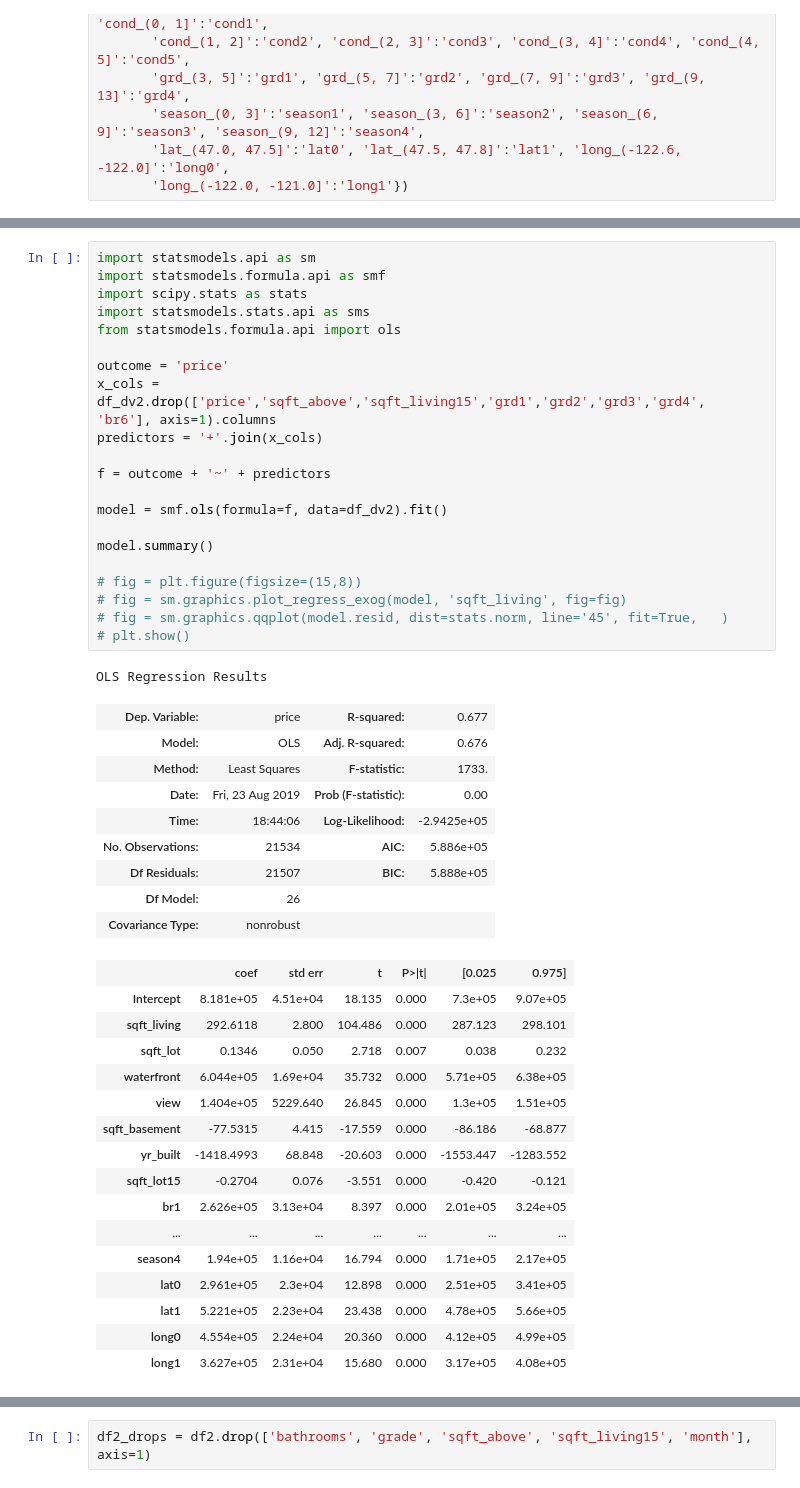
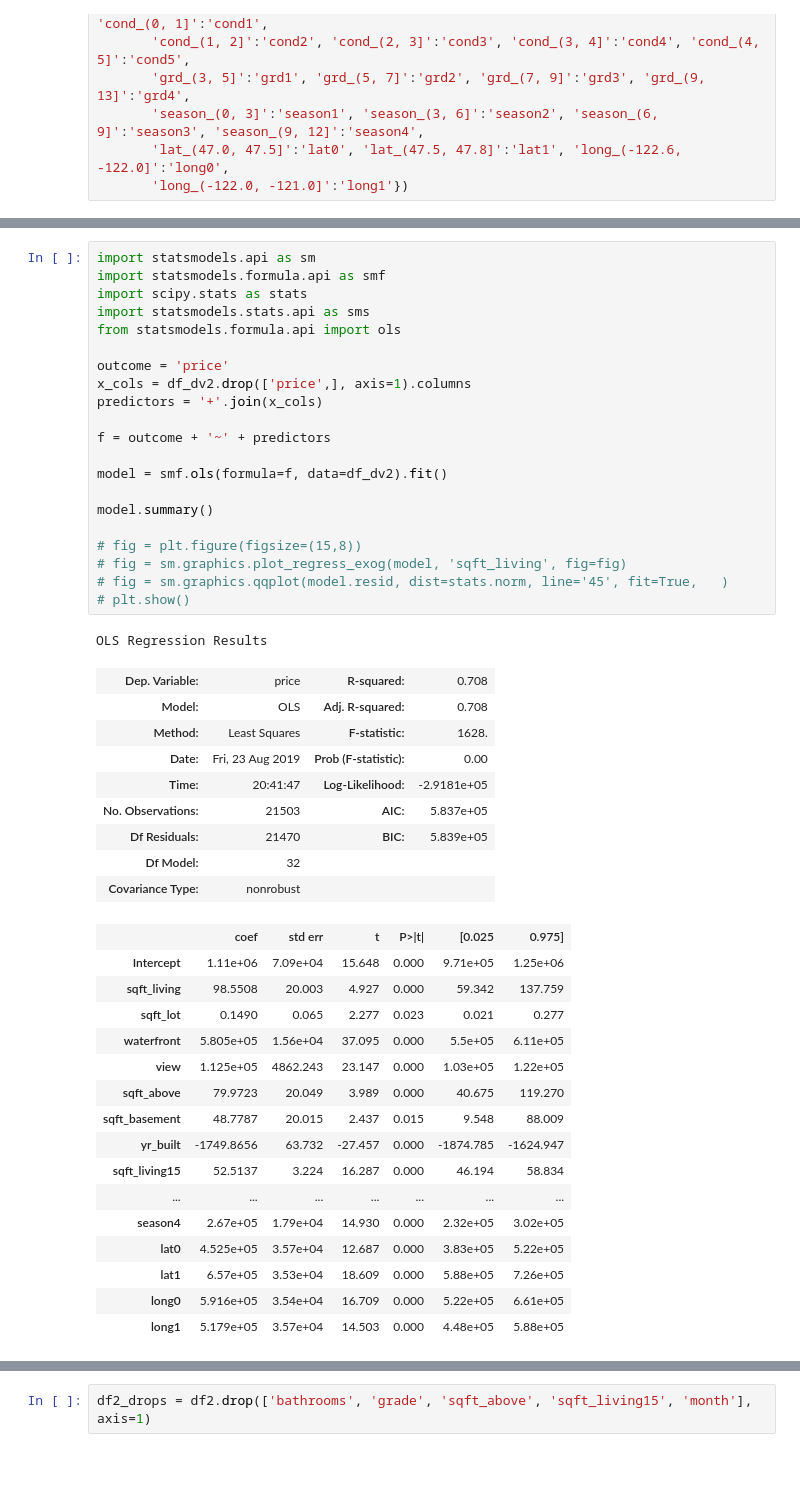
Before and after one commit to rab175/dsc-v2-mod1-final-project-online-ds-pt-071519, a Jupyter notebook: student.ipynb, the cells around one changed output, grey strips where cells are left out. Cells and saved outputs as stored; diff of their text form.

Commit message:
first model

```diff
--- a/student.ipynb
+++ b/student.ipynb
@@ -1441,48 +1410,48 @@ df_dv2.head()
 # %%
 import statsmodels.api as sm
 import statsmodels.formula.api as smf
 import scipy.stats as stats
 import statsmodels.stats.api as sms
 from statsmodels.formula.api import ols
 
 outcome = 'price'
-x_cols = df_dv2.drop(['price','sqft_above','sqft_living15','grd1','grd2','grd3','grd4', 'br6'], axis=1).columns
+x_cols = df_dv2.drop(['price',], axis=1).columns
 predictors = '+'.join(x_cols)
 
 f = outcome + '~' + predictors
 
 model = smf.ols(formula=f, data=df_dv2).fit()
 
 model.summary()
 
 # fig = plt.figure(figsize=(15,8))
 # fig = sm.graphics.plot_regress_exog(model, 'sqft_living', fig=fig)
 # fig = sm.graphics.qqplot(model.resid, dist=stats.norm, line='45', fit=True,   )
 # plt.show()
 # %% [output]
 OLS Regression Results
-| Dep. Variable: | price | R-squared: | 0.677 |
-| Model: | OLS | Adj. R-squared: | 0.676 |
-| Method: | Least Squares | F-statistic: | 1733. |
+| Dep. Variable: | price | R-squared: | 0.708 |
+| Model: | OLS | Adj. R-squared: | 0.708 |
+| Method: | Least Squares | F-statistic: | 1628. |
 | Date: | Fri, 23 Aug 2019 | Prob (F-statistic): | 0.00 |
-| Time: | 18:44:06 | Log-Likelihood: | -2.9425e+05 |
-| No. Observations: | 21534 | AIC: | 5.886e+05 |
-| Df Residuals: | 21507 | BIC: | 5.888e+05 |
-| Df Model: | 26 |  |  |
+| Time: | 20:41:47 | Log-Likelihood: | -2.9181e+05 |
+| No. Observations: | 21503 | AIC: | 5.837e+05 |
+| Df Residuals: | 21470 | BIC: | 5.839e+05 |
+| Df Model: | 32 |  |  |
 | Covariance Type: | nonrobust |  |  |
 |  | coef | std err | t | P>|t| | [0.025 | 0.975] |
-| Intercept | 8.181e+05 | 4.51e+04 | 18.135 | 0.000 | 7.3e+05 | 9.07e+05 |
-| sqft_living | 292.6118 | 2.800 | 104.486 | 0.000 | 287.123 | 298.101 |
-| sqft_lot | 0.1346 | 0.050 | 2.718 | 0.007 | 0.038 | 0.232 |
-| waterfront | 6.044e+05 | 1.69e+04 | 35.732 | 0.000 | 5.71e+05 | 6.38e+05 |
-| view | 1.404e+05 | 5229.640 | 26.845 | 0.000 | 1.3e+05 | 1.51e+05 |
-| sqft_basement | -77.5315 | 4.415 | -17.559 | 0.000 | -86.186 | -68.877 |
-| yr_built | -1418.4993 | 68.848 | -20.603 | 0.000 | -1553.447 | -1283.552 |
-| sqft_lot15 | -0.2704 | 0.076 | -3.551 | 0.000 | -0.420 | -0.121 |
-| br1 | 2.626e+05 | 3.13e+04 | 8.397 | 0.000 | 2.01e+05 | 3.24e+05 |
+| Intercept | 1.11e+06 | 7.09e+04 | 15.648 | 0.000 | 9.71e+05 | 1.25e+06 |
+| sqft_living | 98.5508 | 20.003 | 4.927 | 0.000 | 59.342 | 137.759 |
+| sqft_lot | 0.1490 | 0.065 | 2.277 | 0.023 | 0.021 | 0.277 |
+| waterfront | 5.805e+05 | 1.56e+04 | 37.095 | 0.000 | 5.5e+05 | 6.11e+05 |
+| view | 1.125e+05 | 4862.243 | 23.147 | 0.000 | 1.03e+05 | 1.22e+05 |
+| sqft_above | 79.9723 | 20.049 | 3.989 | 0.000 | 40.675 | 119.270 |
+| sqft_basement | 48.7787 | 20.015 | 2.437 | 0.015 | 9.548 | 88.009 |
+| yr_built | -1749.8656 | 63.732 | -27.457 | 0.000 | -1874.785 | -1624.947 |
+| sqft_living15 | 52.5137 | 3.224 | 16.287 | 0.000 | 46.194 | 58.834 |
 | ... | ... | ... | ... | ... | ... | ... |
-| season4 | 1.94e+05 | 1.16e+04 | 16.794 | 0.000 | 1.71e+05 | 2.17e+05 |
-| lat0 | 2.961e+05 | 2.3e+04 | 12.898 | 0.000 | 2.51e+05 | 3.41e+05 |
-| lat1 | 5.221e+05 | 2.23e+04 | 23.438 | 0.000 | 4.78e+05 | 5.66e+05 |
-| long0 | 4.554e+05 | 2.24e+04 | 20.360 | 0.000 | 4.12e+05 | 4.99e+05 |
-| long1 | 3.627e+05 | 2.31e+04 | 15.680 | 0.000 | 3.17e+05 | 4.08e+05 |
+| season4 | 2.67e+05 | 1.79e+04 | 14.930 | 0.000 | 2.32e+05 | 3.02e+05 |
+| lat0 | 4.525e+05 | 3.57e+04 | 12.687 | 0.000 | 3.83e+05 | 5.22e+05 |
+| lat1 | 6.57e+05 | 3.53e+04 | 18.609 | 0.000 | 5.88e+05 | 7.26e+05 |
+| long0 | 5.916e+05 | 3.54e+04 | 16.709 | 0.000 | 5.22e+05 | 6.61e+05 |
+| long1 | 5.179e+05 | 3.57e+04 | 14.503 | 0.000 | 4.48e+05 | 5.88e+05 |
```
Also changed, not shown: parts of 55 cells of this notebook.
